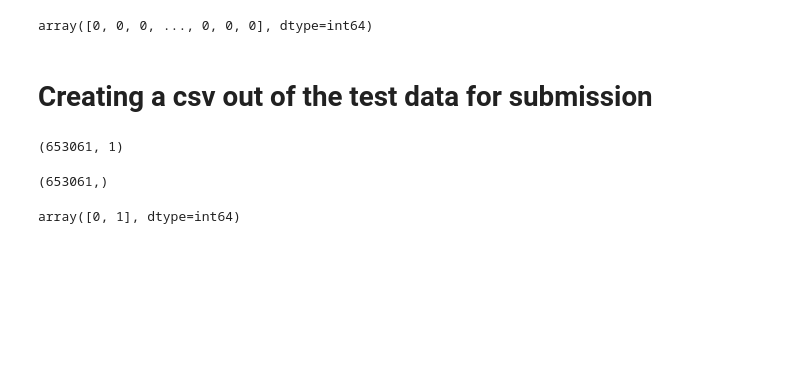
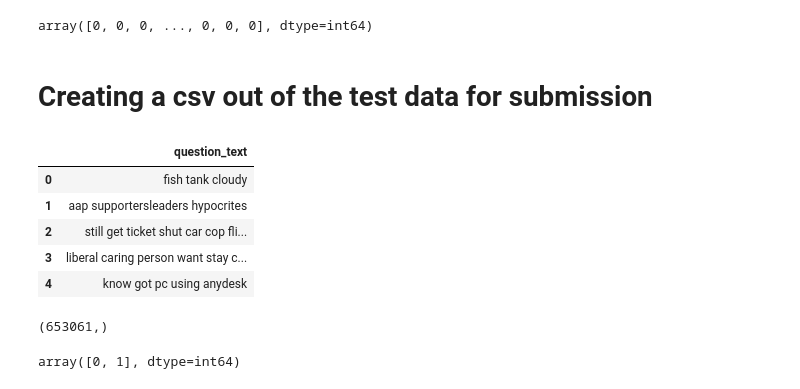
Before and after one commit to ManiNandadeep/AskRedditTrollDetection, a Jupyter notebook: troll_detector2.ipynb, the cells around one changed output. Drawn from its saved outputs; the diff is of its cells as text; code cells hidden in the pictures; blank space fills up the shorter version.

```diff
--- a/troll_detector2.ipynb
+++ b/troll_detector2.ipynb
@@ -286,8 +286,14 @@ array([0, 0, 0, ..., 0, 0, 0], dtype=int64)
 # Creating a csv out of the test data for submission
 # %%
 preprocessed_test_df.shape
+preprocessed_test_df.head()
 # %% [output]
-(653061, 1)
+|  | question_text |
+| 0 | fish tank cloudy |
+| 1 | aap supportersleaders hypocrites |
+| 2 | still get ticket shut car cop fli... |
+| 3 | liberal caring person want stay c... |
+| 4 | know got pc using anydesk |
 # %%
 predictions = lrModel.predict(getTTData.get_X_test())
 predictions.shape
```
Also changed, not shown: parts of 7 cells of this notebook, 1 other file.
